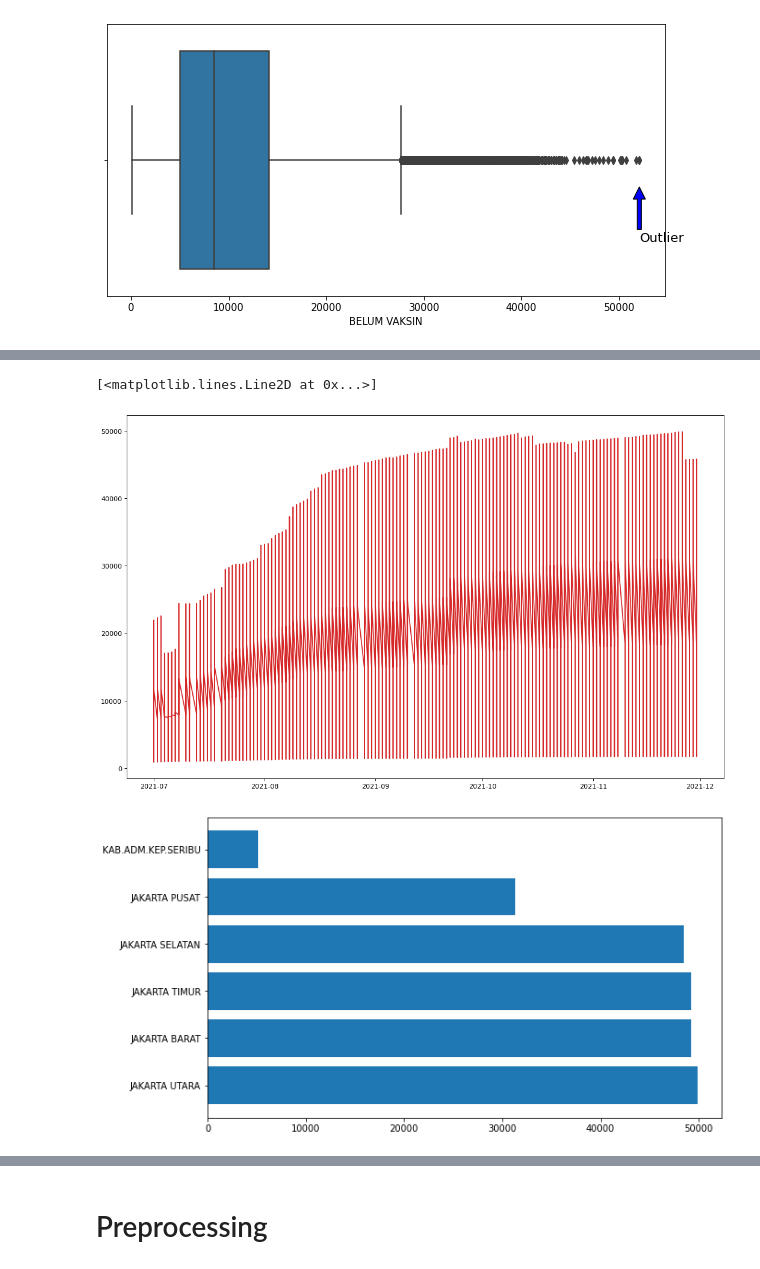
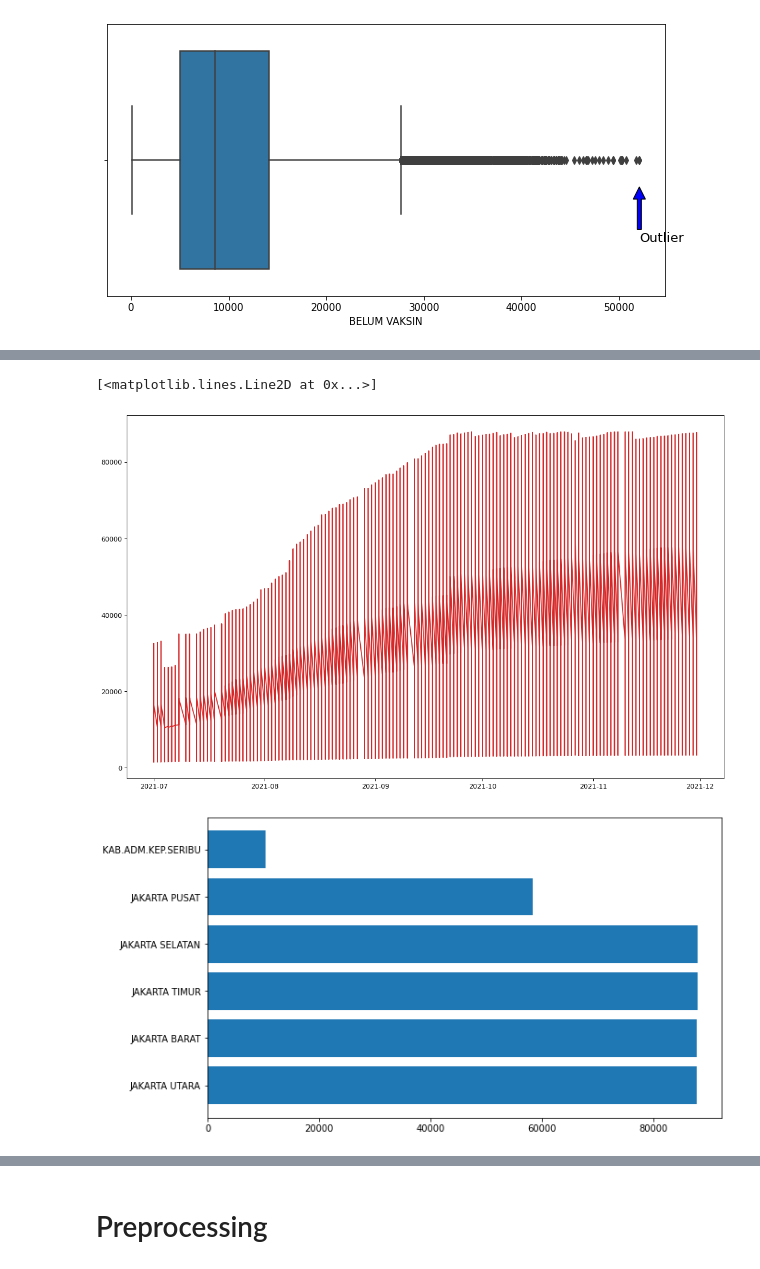
Before and after one commit to FerdyBerlianoP/Internship1, a Jupyter notebook: Untitled.ipynb, the cells around one changed output, grey strips where cells are left out. Cells and saved outputs as stored; diff of their text form; code cells hidden in the pictures.

```diff
--- a/Untitled.ipynb
+++ b/Untitled.ipynb
@@ -788,0 +327,8 @@ detect_outliers(dt,'TOTAL VAKSIN\nDIBERIKAN')
+# %%
+q1 = dt['TOTAL VAKSIN\nDIBERIKAN'].quantile(0.25)
+q3 = dt['TOTAL VAKSIN\nDIBERIKAN'].quantile(0.75)
+iqr=q3-q1
+lower_limit= q1 - 1.5 * iqr
+upper_limit= q3 + 1.5 * iqr
+dt=dt[(dt['TOTAL VAKSIN\nDIBERIKAN']<lower_limit)|(dt['TOTAL VAKSIN\nDIBERIKAN']<upper_limit)]
+dt
@@ -788,0 +350,8 @@ detect_outliers(dt,'TOTAL VAKSIN\nDIBERIKAN')
+# %%
+q1 = dt['TOTAL VAKSIN\nDIBERIKAN'].quantile(0.25)
+q3 = dt['TOTAL VAKSIN\nDIBERIKAN'].quantile(0.75)
+iqr=q3-q1
+lower_limit= q1 - 1.5 * iqr
+upper_limit= q3 + 1.5 * iqr
+dt=dt[(dt['TOTAL VAKSIN\nDIBERIKAN']<lower_limit)|(dt['TOTAL VAKSIN\nDIBERIKAN']<upper_limit)]
+dt
@@ -1212,3 +791,0 @@ lower_limit, upper_limit
-# %%
-dt=dt[(dt['BELUM VAKSIN']<lower_limit)|(dt['BELUM VAKSIN']<upper_limit)]
-dt
@@ -1252,3 +791,0 @@ lower_limit, upper_limit
-# %%
-dt=dt[(dt['BELUM VAKSIN']<lower_limit)|(dt['BELUM VAKSIN']<upper_limit)]
-dt
@@ -1296,14 +809,14 @@ memory usage: 2.4+ MB
 # %%
 plt.figure(figsize=(16,10), dpi= 80)
-plt.plot('JUMLAH\nDOSIS 1', data=dt, color='tab:red')
+plt.plot('TOTAL VAKSIN\nDIBERIKAN', data=dt, color='tab:red')
 # %% [output]
 [<matplotlib.lines.Line2D at 0x...>]
-[figure, old version]
+[figure, new version]
 # %%
 plt.figure(figsize=(10,6))
-plt.barh(dt['WILAYAH KOTA'],dt['JUMLAH\nDOSIS 1'])
+plt.barh(dt['WILAYAH KOTA'],dt['TOTAL VAKSIN\nDIBERIKAN'])
 plt.show()
 # %% [output]
-[figure, old version]
+[figure, new version]
 # %%
 fig=plt.figure(figsize=(16,10))
```
Also changed, not shown: parts of 142 cells of this notebook.
